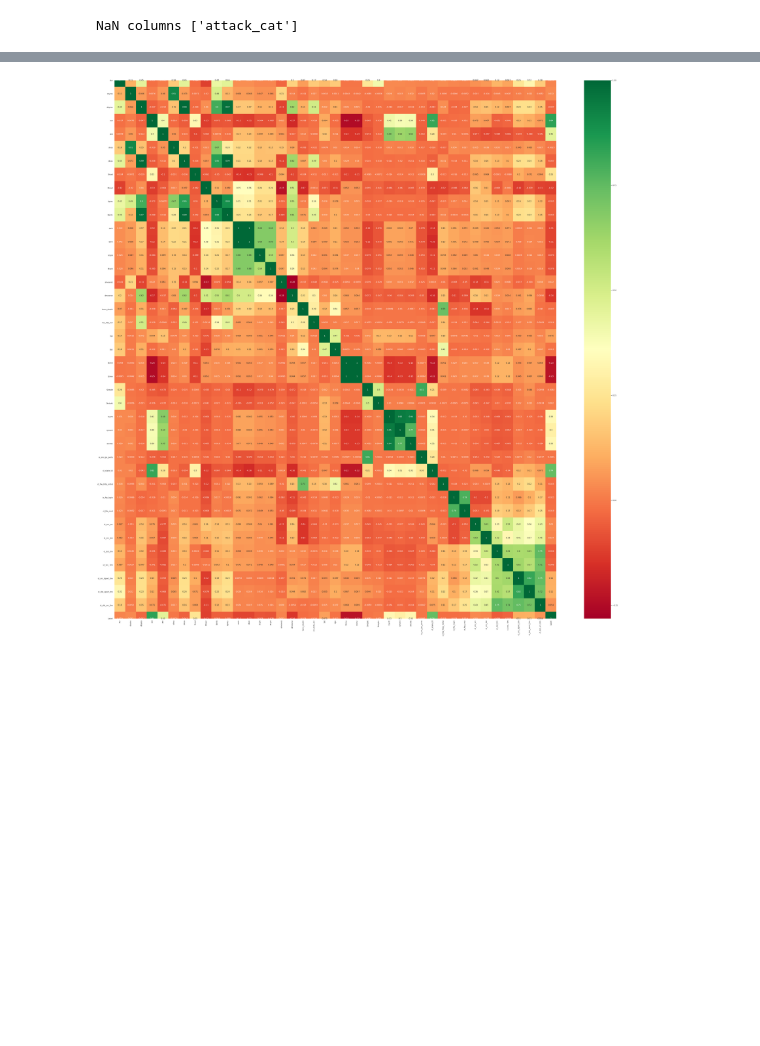
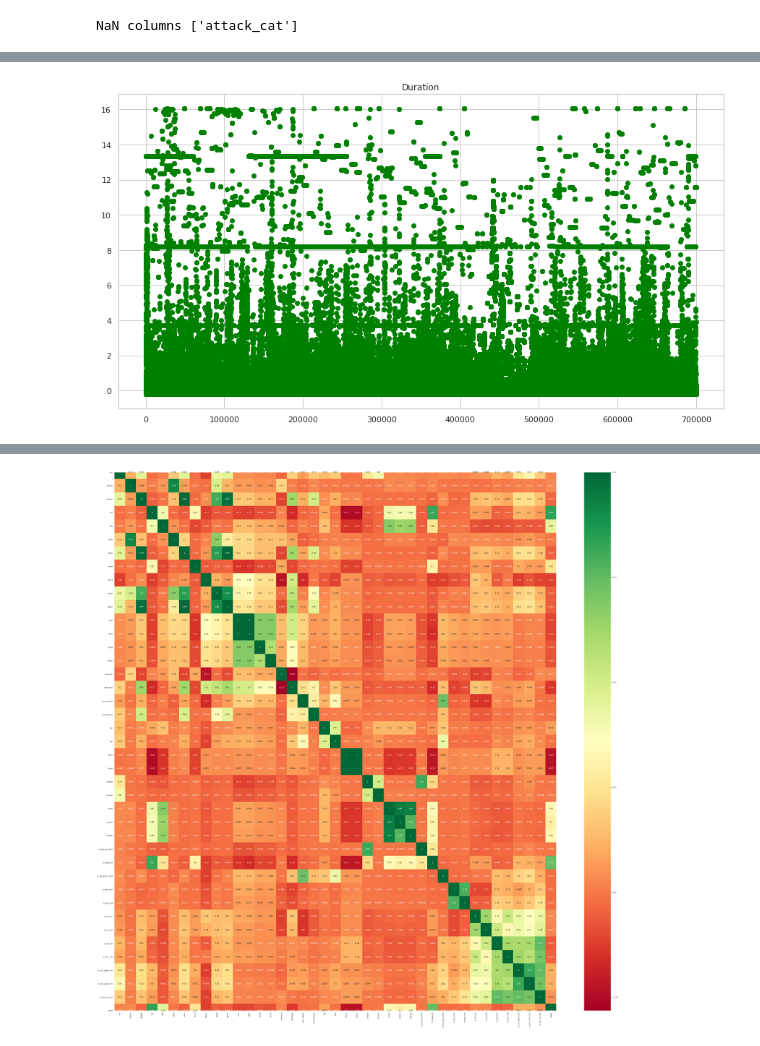
Before and after one commit to xcsengody/DP, a Jupyter notebook: xcsengody.ipynb, the cells around one changed output, grey strips where cells are left out. Saved outputs shown, nothing was run; the diff lists cells and outputs as text; code cells hidden in the pictures; blank space fills up the shorter version.

```diff
--- a/xcsengody.ipynb
+++ b/xcsengody.ipynb
@@ -257,6 +264,13 @@ dataset[dataset.dur.apply(lambda x: float(x) >= 8000)]
 | 688468 | 10.40.182.1 | 0 | 224.0.0.5 | 0 | ospf | REQ | 8760.777344 | 5376 | 0 | 1 | 0 | ... |
 | 688469 | 10.40.85.1 | 0 | 224.0.0.5 | 0 | ospf | REQ | 8760.776367 | 5376 | 0 | 1 | 0 | ... |
 | 688470 | 10.40.182.1 | 0 | 224.0.0.5 | 0 | ospf | REQ | 8760.777344 | 5376 | 0 | 1 | 0 | ... |
+# %%
+plt.figure()
+plt.scatter(dataset.index, dataset.dur, label='Duration', marker='o', color="green")
+plt.title("Duration")
+plt.show()
+# %% [output]
+[figure, added]
 # %%
 dataset = dataset[dataset.dur.apply(lambda x: float(x) < 8000)]
 q = dataset.dur.quantile(0.999995)
```
Also changed, not shown: parts of 21 cells of this notebook.
